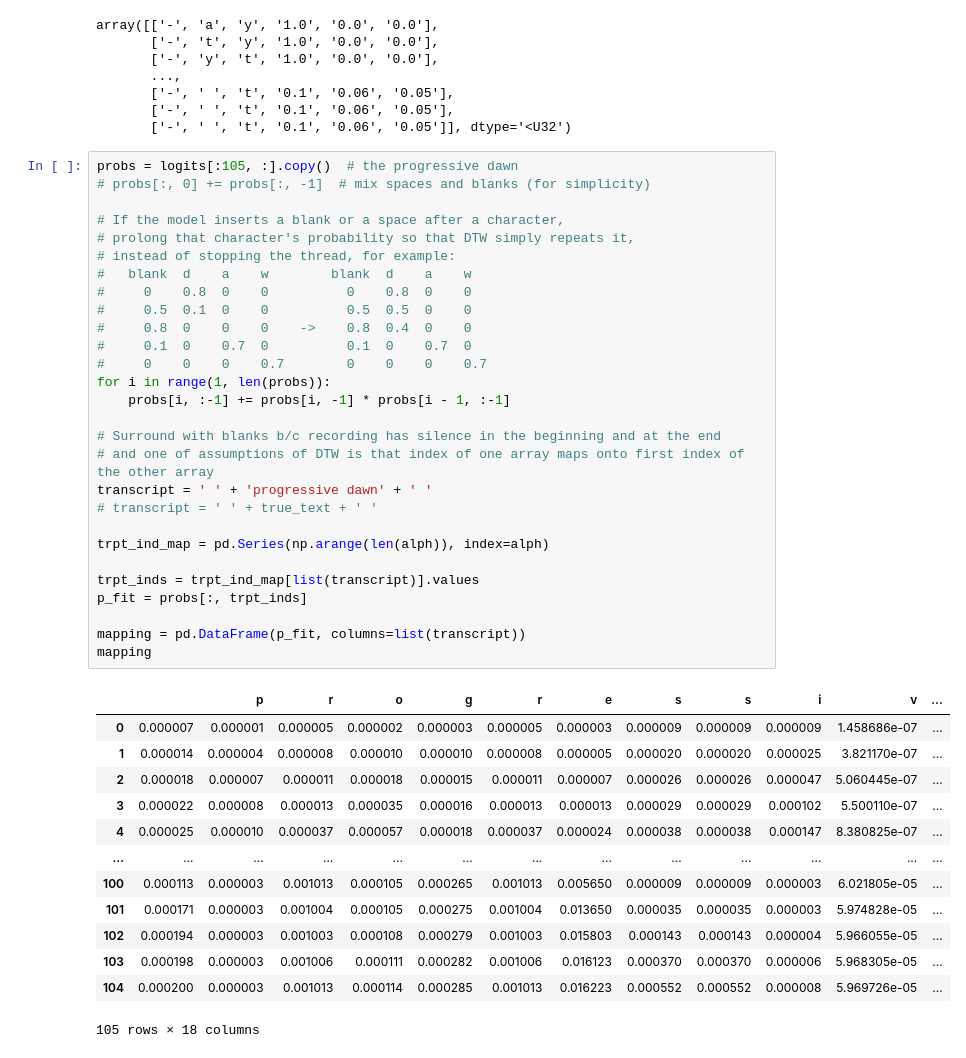
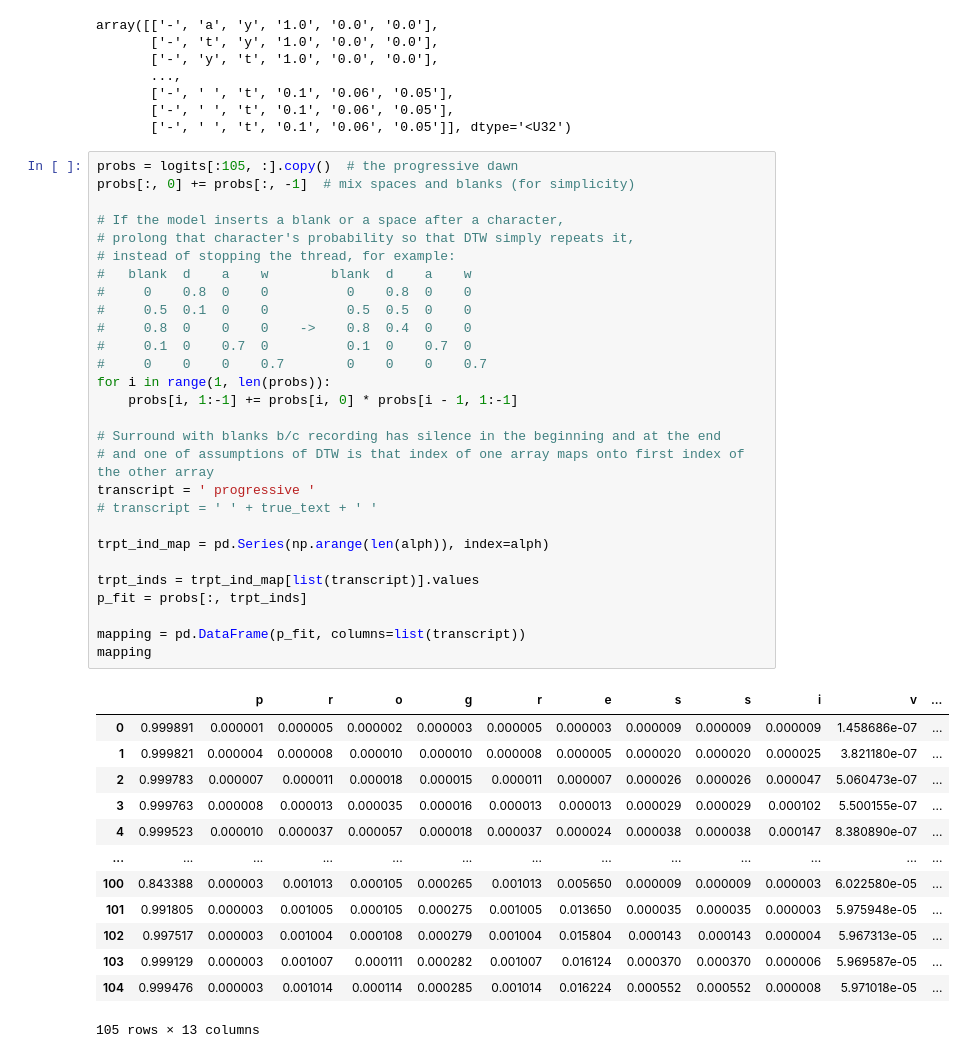
Before and after one commit to Breedoon/BookSync, a Jupyter notebook: __main__.ipynb, the cells around one changed output. Drawn from its saved outputs; the diff is of its cells as text.

```diff
--- a/__main__.ipynb
+++ b/__main__.ipynb
@@ -62,44 +62,44 @@ array([['-', 'a', 'y', '1.0', '0.0', '0.0'],
        ['-', ' ', 't', '0.1', '0.06', '0.05']], dtype='<U32')
 # %%
 probs = logits[:105, :].copy()  # the progressive dawn
-# probs[:, 0] += probs[:, -1]  # mix spaces and blanks (for simplicity)
+probs[:, 0] += probs[:, -1]  # mix spaces and blanks (for simplicity)
 
 # If the model inserts a blank or a space after a character,
 # prolong that character's probability so that DTW simply repeats it,
 # instead of stopping the thread, for example:
 #   blank  d    a    w        blank  d    a    w
 #     0    0.8  0    0          0    0.8  0    0
 #     0.5  0.1  0    0          0.5  0.5  0    0
 #     0.8  0    0    0    ->    0.8  0.4  0    0
 #     0.1  0    0.7  0          0.1  0    0.7  0
 #     0    0    0    0.7        0    0    0    0.7
 for i in range(1, len(probs)):
-    probs[i, :-1] += probs[i, -1] * probs[i - 1, :-1]
+    probs[i, 1:-1] += probs[i, 0] * probs[i - 1, 1:-1]
 
 # Surround with blanks b/c recording has silence in the beginning and at the end
 # and one of assumptions of DTW is that index of one array maps onto first index of the other array
-transcript = ' ' + 'progressive dawn' + ' '
+transcript = ' progressive '
 # transcript = ' ' + true_text + ' '
 
 trpt_ind_map = pd.Series(np.arange(len(alph)), index=alph)
 
 trpt_inds = trpt_ind_map[list(transcript)].values
 p_fit = probs[:, trpt_inds]
 
 mapping = pd.DataFrame(p_fit, columns=list(transcript))
 mapping
 # %% [output]
 |  |  | p | r | o | g | r | e | s | s | i | v | ... |
-| 0 | 0.000007 | 0.000001 | 0.000005 | 0.000002 | 0.000003 | 0.000005 | 0.000003 | 0.000009 | 0.000009 | 0.000009 | 1.458686e-07 | ... |
-| 1 | 0.000014 | 0.000004 | 0.000008 | 0.000010 | 0.000010 | 0.000008 | 0.000005 | 0.000020 | 0.000020 | 0.000025 | 3.821170e-07 | ... |
-| 2 | 0.000018 | 0.000007 | 0.000011 | 0.000018 | 0.000015 | 0.000011 | 0.000007 | 0.000026 | 0.000026 | 0.000047 | 5.060445e-07 | ... |
-| 3 | 0.000022 | 0.000008 | 0.000013 | 0.000035 | 0.000016 | 0.000013 | 0.000013 | 0.000029 | 0.000029 | 0.000102 | 5.500110e-07 | ... |
-| 4 | 0.000025 | 0.000010 | 0.000037 | 0.000057 | 0.000018 | 0.000037 | 0.000024 | 0.000038 | 0.000038 | 0.000147 | 8.380825e-07 | ... |
+| 0 | 0.999891 | 0.000001 | 0.000005 | 0.000002 | 0.000003 | 0.000005 | 0.000003 | 0.000009 | 0.000009 | 0.000009 | 1.458686e-07 | ... |
+| 1 | 0.999821 | 0.000004 | 0.000008 | 0.000010 | 0.000010 | 0.000008 | 0.000005 | 0.000020 | 0.000020 | 0.000025 | 3.821180e-07 | ... |
+| 2 | 0.999783 | 0.000007 | 0.000011 | 0.000018 | 0.000015 | 0.000011 | 0.000007 | 0.000026 | 0.000026 | 0.000047 | 5.060473e-07 | ... |
+| 3 | 0.999763 | 0.000008 | 0.000013 | 0.000035 | 0.000016 | 0.000013 | 0.000013 | 0.000029 | 0.000029 | 0.000102 | 5.500155e-07 | ... |
+| 4 | 0.999523 | 0.000010 | 0.000037 | 0.000057 | 0.000018 | 0.000037 | 0.000024 | 0.000038 | 0.000038 | 0.000147 | 8.380890e-07 | ... |
 | ... | ... | ... | ... | ... | ... | ... | ... | ... | ... | ... | ... | ... |
-| 100 | 0.000113 | 0.000003 | 0.001013 | 0.000105 | 0.000265 | 0.001013 | 0.005650 | 0.000009 | 0.000009 | 0.000003 | 6.021805e-05 | ... |
-| 101 | 0.000171 | 0.000003 | 0.001004 | 0.000105 | 0.000275 | 0.001004 | 0.013650 | 0.000035 | 0.000035 | 0.000003 | 5.974828e-05 | ... |
-| 102 | 0.000194 | 0.000003 | 0.001003 | 0.000108 | 0.000279 | 0.001003 | 0.015803 | 0.000143 | 0.000143 | 0.000004 | 5.966055e-05 | ... |
-| 103 | 0.000198 | 0.000003 | 0.001006 | 0.000111 | 0.000282 | 0.001006 | 0.016123 | 0.000370 | 0.000370 | 0.000006 | 5.968305e-05 | ... |
-| 104 | 0.000200 | 0.000003 | 0.001013 | 0.000114 | 0.000285 | 0.001013 | 0.016223 | 0.000552 | 0.000552 | 0.000008 | 5.969726e-05 | ... |
+| 100 | 0.843388 | 0.000003 | 0.001013 | 0.000105 | 0.000265 | 0.001013 | 0.005650 | 0.000009 | 0.000009 | 0.000003 | 6.022580e-05 | ... |
+| 101 | 0.991805 | 0.000003 | 0.001005 | 0.000105 | 0.000275 | 0.001005 | 0.013650 | 0.000035 | 0.000035 | 0.000003 | 5.975948e-05 | ... |
+| 102 | 0.997517 | 0.000003 | 0.001004 | 0.000108 | 0.000279 | 0.001004 | 0.015804 | 0.000143 | 0.000143 | 0.000004 | 5.967313e-05 | ... |
+| 103 | 0.999129 | 0.000003 | 0.001007 | 0.000111 | 0.000282 | 0.001007 | 0.016124 | 0.000370 | 0.000370 | 0.000006 | 5.969587e-05 | ... |
+| 104 | 0.999476 | 0.000003 | 0.001014 | 0.000114 | 0.000285 | 0.001014 | 0.016224 | 0.000552 | 0.000552 | 0.000008 | 5.971018e-05 | ... |
-105 rows × 18 columns
+105 rows × 13 columns
 # %%
```
Also changed, not shown: parts of 3 cells of this notebook, 1 other file.
